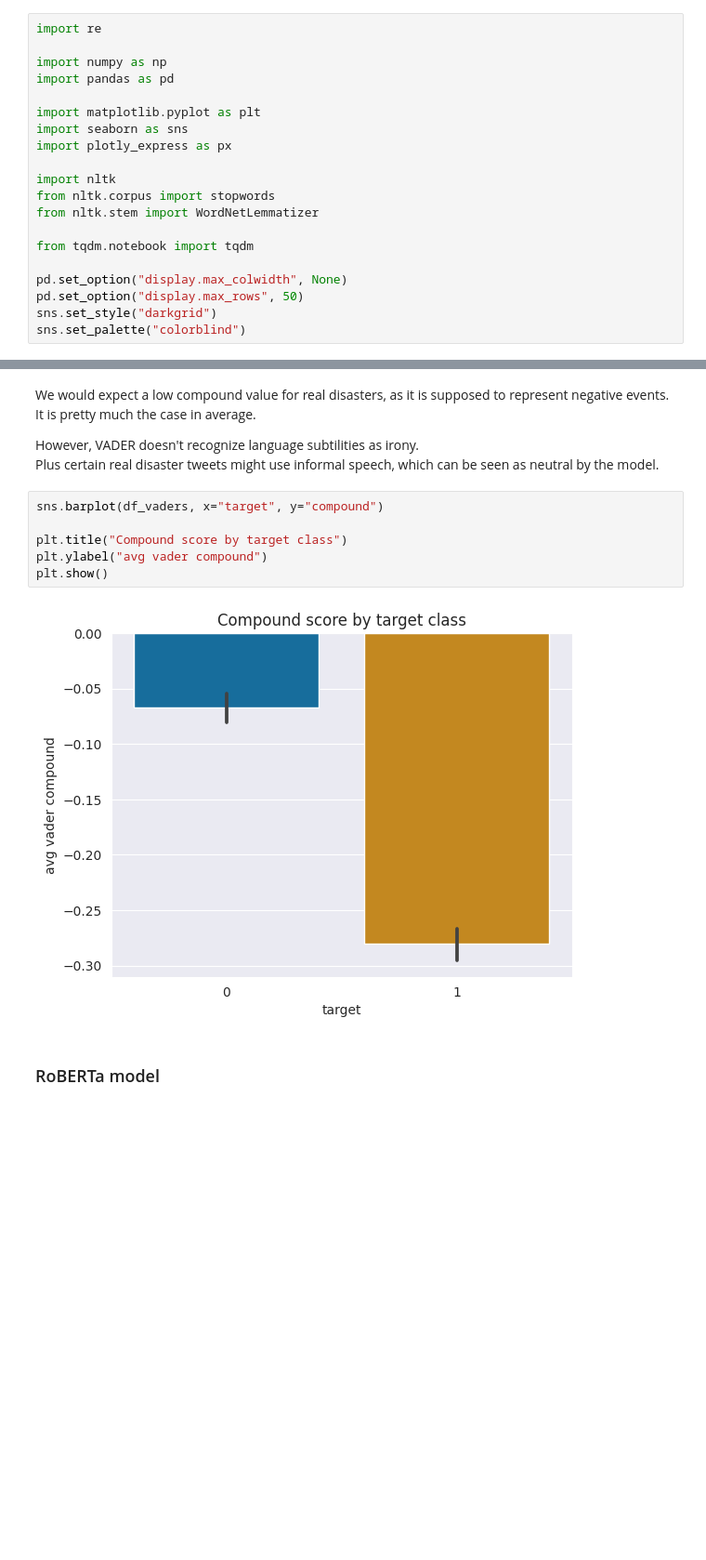
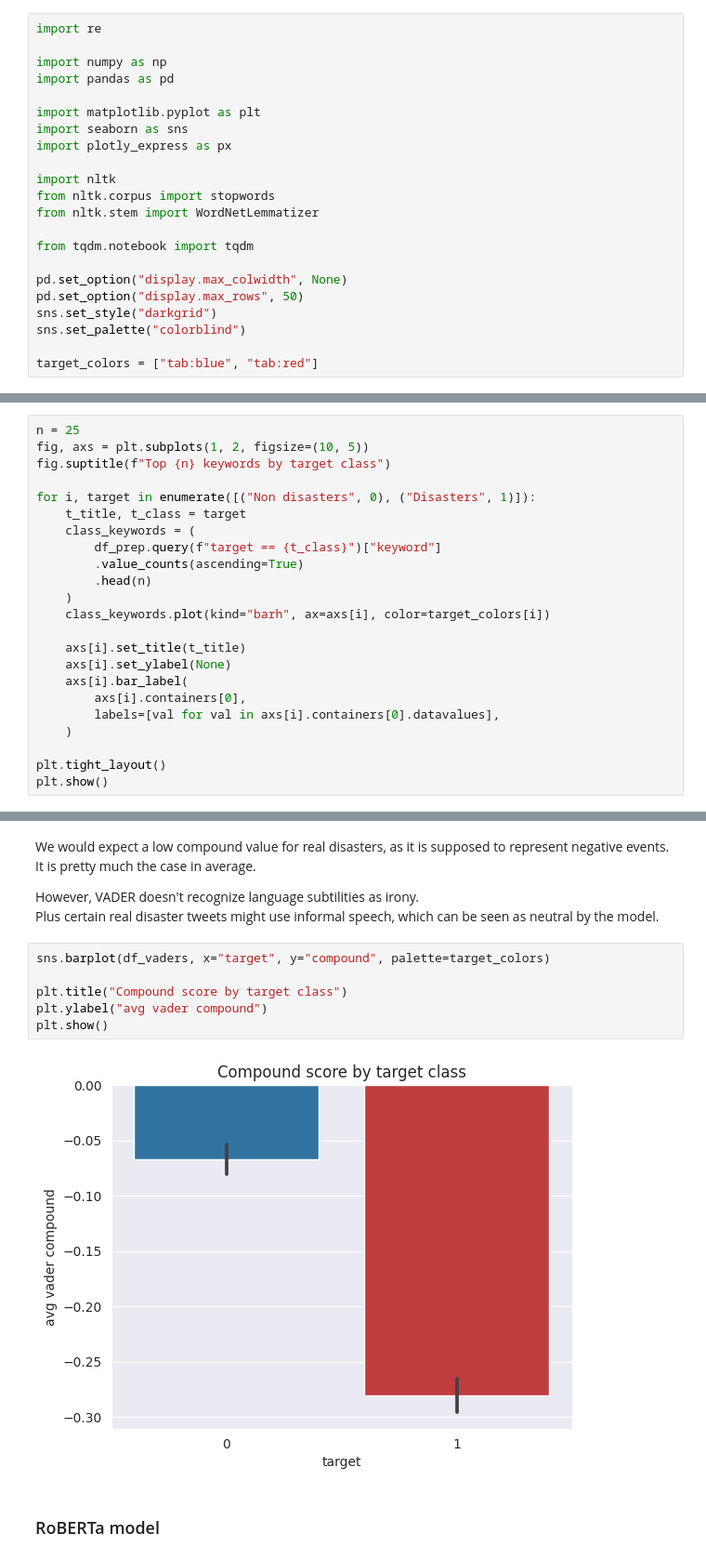
Before and after one commit to NanoClem/nlp-disasters-tweets, a Jupyter notebook: tweets_disasters_EDA.ipynb, the cells around one changed output, grey strips where cells are left out. Shown: that part at 93% size. Drawn from its saved outputs; the diff is of its cells as text; blank space fills up the shorter version.

Commit message:
[feat] add keywords analysis

```diff
--- a/tweets_disasters_EDA.ipynb
+++ b/tweets_disasters_EDA.ipynb
@@ -20,6 +20,8 @@ pd.set_option("display.max_colwidth", None)
 pd.set_option("display.max_rows", 50)
 sns.set_style("darkgrid")
 sns.set_palette("colorblind")
+
+target_colors = ["tab:blue", "tab:red"]
 # %%
 #!poetry add -D 'git+https://github.com/dnanhkhoa/nb_black.git@be0c810503867abc4a5e9d05ba75a16fce57dfee'
 %load_ext lab_black
@@ -226,0 +240,23 @@ Top words for each target class
+# %%
+n = 25
+fig, axs = plt.subplots(1, 2, figsize=(10, 5))
+fig.suptitle(f"Top {n} keywords by target class")
+
+for i, target in enumerate([("Non disasters", 0), ("Disasters", 1)]):
+    t_title, t_class = target
+    class_keywords = (
+        df_prep.query(f"target == {t_class}")["keyword"]
+        .value_counts(ascending=True)
+        .head(n)
+    )
+    class_keywords.plot(kind="barh", ax=axs[i], color=target_colors[i])
+
+    axs[i].set_title(t_title)
+    axs[i].set_ylabel(None)
+    axs[i].bar_label(
+        axs[i].containers[0],
+        labels=[val for val in axs[i].containers[0].datavalues],
+    )
+
+plt.tight_layout()
+plt.show()
@@ -322,12 +360,12 @@ It is pretty much the case in average.
 However, VADER doesn't recognize language subtilities as irony.
 Plus certain real disaster tweets might use informal speech, which can be seen as neutral by the model.
 # %%
-sns.barplot(df_vaders, x="target", y="compound")
+sns.barplot(df_vaders, x="target", y="compound", palette=target_colors)
 
 plt.title("Compound score by target class")
 plt.ylabel("avg vader compound")
 plt.show()
 # %% [output]
-[figure, old version]
+[figure, new version]
 # %% [markdown]
 ### RoBERTa model
```
Also changed, not shown: parts of 8 cells of this notebook.
